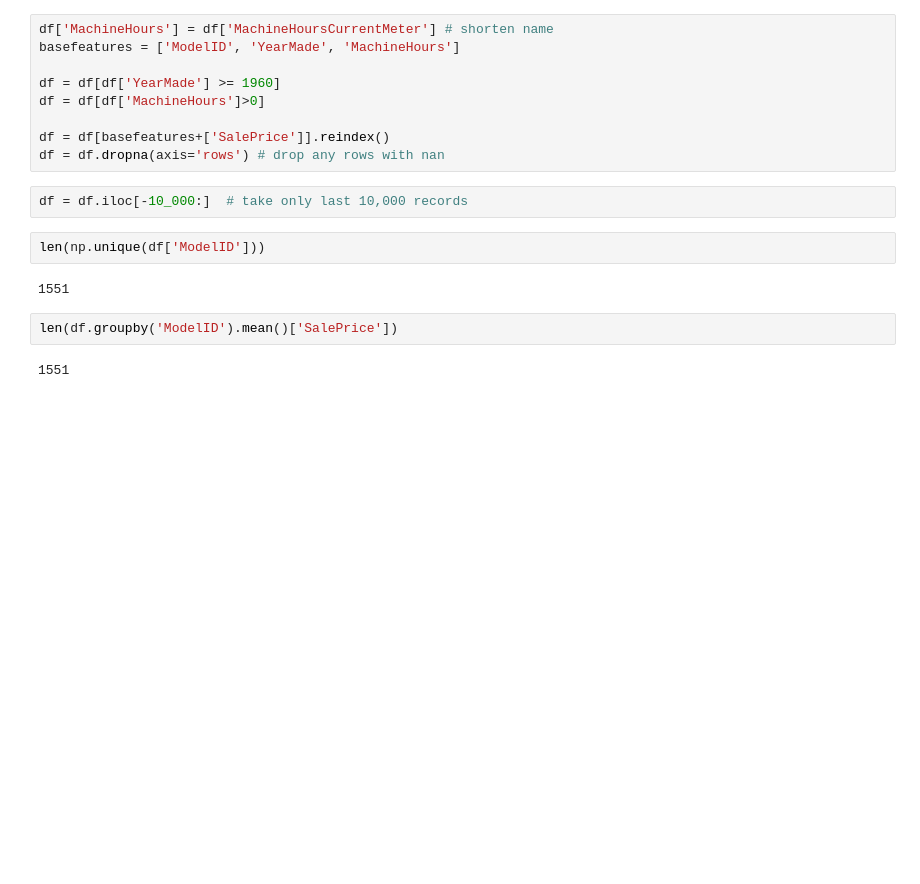
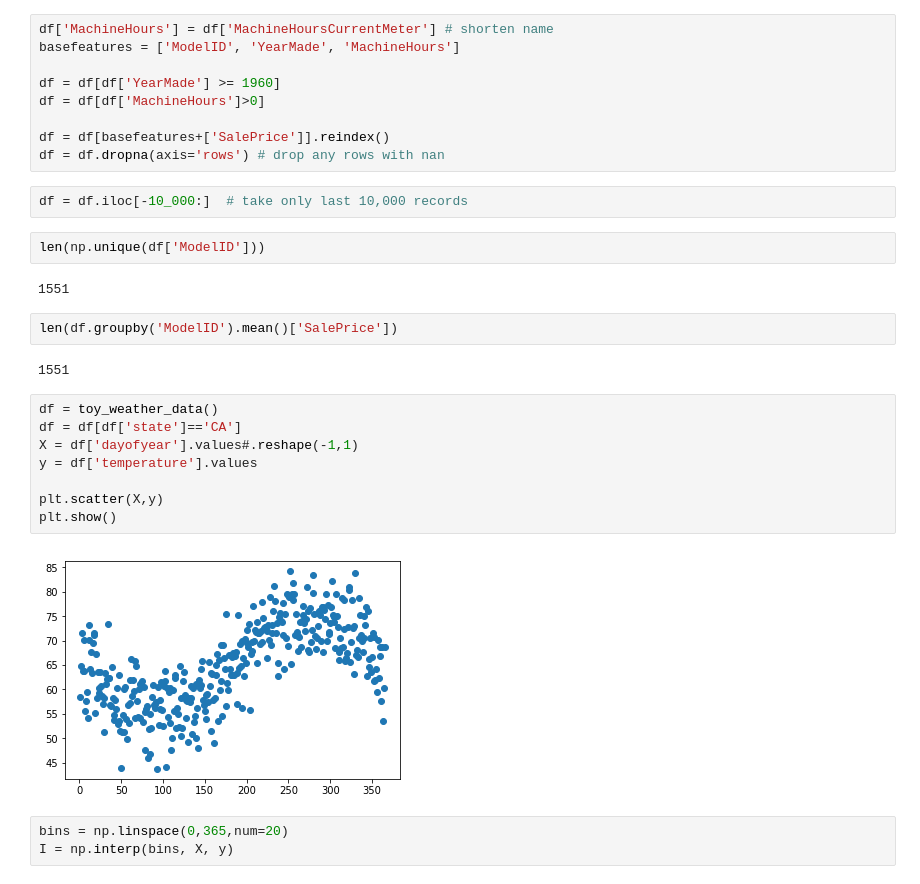
Before and after one commit to parrt/stratx, a Jupyter notebook: notebooks/playground.ipynb, the cells around one changed output. Cells and saved outputs as stored; diff of their text form; blank space fills up the shorter version.

```diff
--- a/notebooks/playground.ipynb
+++ b/notebooks/playground.ipynb
@@ -549,3 +549,16 @@ len(np.unique(df['ModelID']))
 len(df.groupby('ModelID').mean()['SalePrice'])
 # %% [output]
 1551
+# %%
+df = toy_weather_data()
+df = df[df['state']=='CA']
+X = df['dayofyear'].values#.reshape(-1,1)
+y = df['temperature'].values
+
+plt.scatter(X,y)
+plt.show()
+# %% [output]
+[figure, added]
+# %%
+bins = np.linspace(0,365,num=20)
+I = np.interp(bins, X, y)
```
Also changed, not shown: parts of 7 cells of this notebook, 26 other files.
